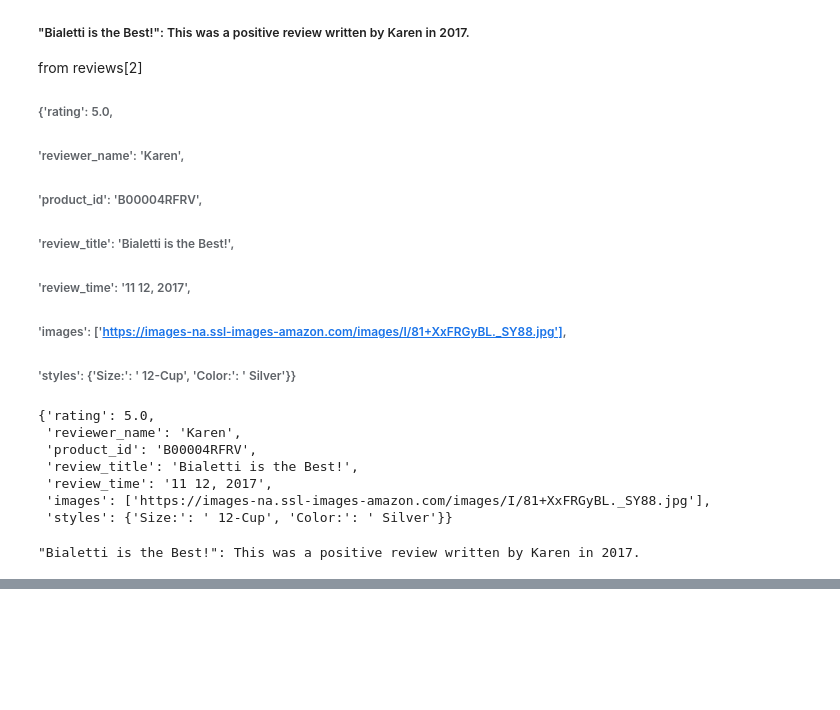
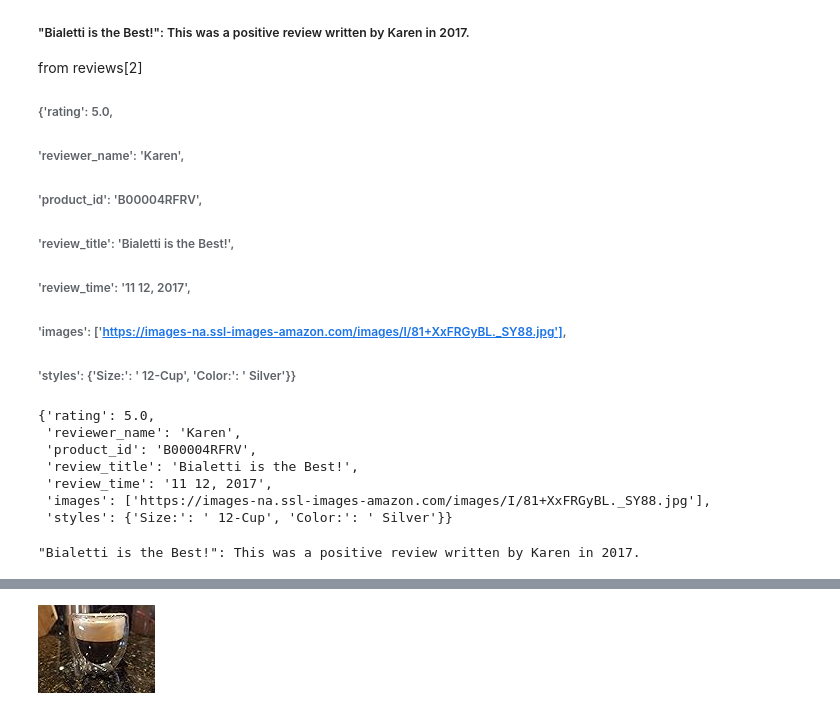
Before and after one commit to GraceMwende/Data_science_notebooks, a Jupyter notebook: Resources/coffee.ipynb, the cells around one changed output, grey strips where cells are left out. Drawn from its saved outputs; the diff is of its cells as text; code cells hidden in the pictures; blank space fills up the shorter version.

```diff
--- a/Resources/coffee.ipynb
+++ b/Resources/coffee.ipynb
@@ -299,0 +306,5 @@ get_review_summary(reviews[2])
+# %%
+#using our cofeee dataset
+Image(reviews[0]['images'][0])
+# %% [output]
+[figure, added]
```
Also changed, not shown: parts of 4 cells of this notebook.
